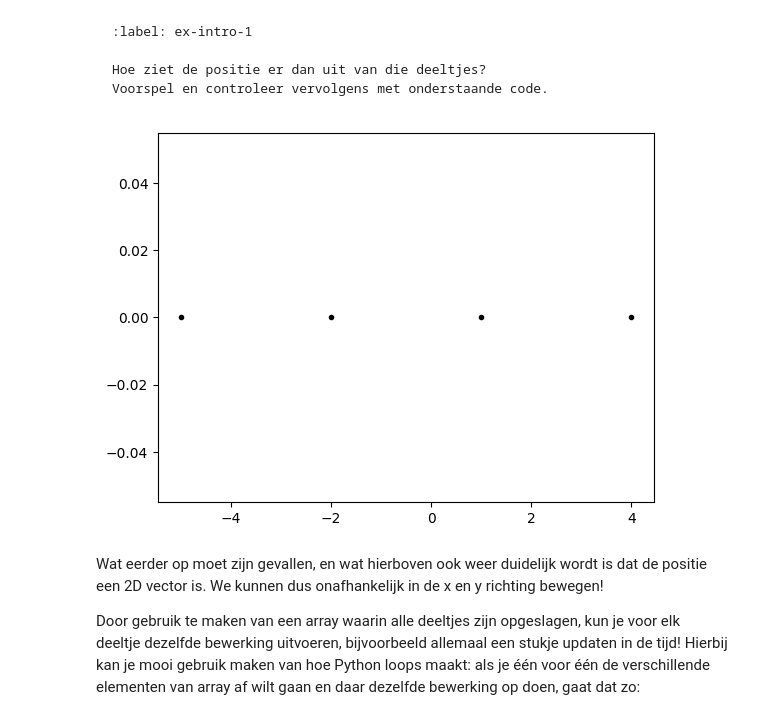
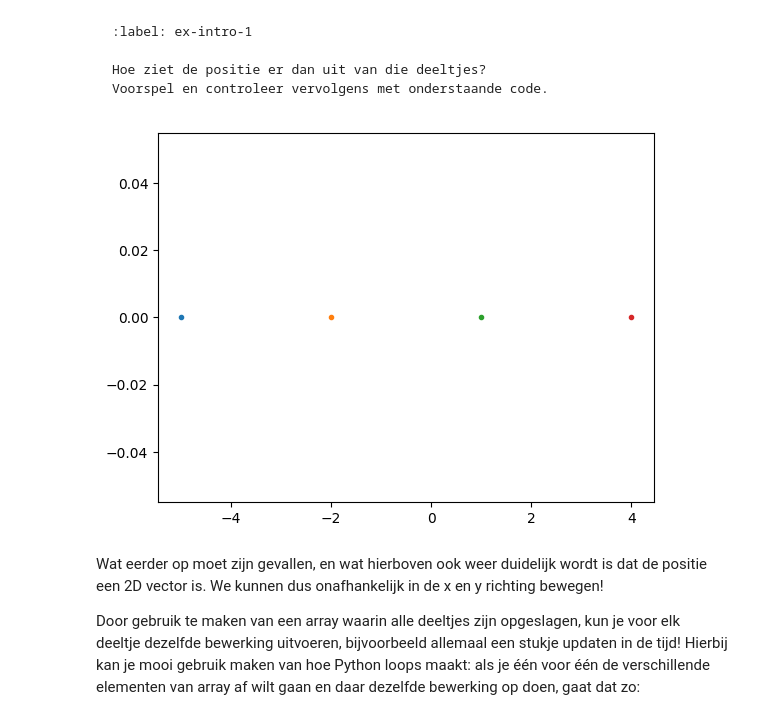
Before and after one commit to kristywrkl/GROEPSNUMMER, a Jupyter notebook: Content/PySim/1_intro_sim.ipynb, the cells around one changed output. Cells and saved outputs as stored; diff of their text form; code cells hidden in the pictures.

```diff
--- a/Content/PySim/1_intro_sim.ipynb
+++ b/Content/PySim/1_intro_sim.ipynb
@@ -114,10 +114,10 @@ Voorspel en controleer vervolgens met onderstaande code.
 # %%
 plt.figure()
 for particle in particle_array:
-    plt.plot(particle.r[0],particle.r[1],'k.')
+    plt.plot(particle.r[0],particle.r[1],'.')
 plt.show()
 # %% [output]
-[figure, old version]
+[figure, new version]
 # %% [markdown]
 Wat eerder op moet zijn gevallen, en wat hierboven ook weer duidelijk wordt is dat de positie een 2D vector is.
 We kunnen dus onafhankelijk in de x en y richting bewegen!
```
